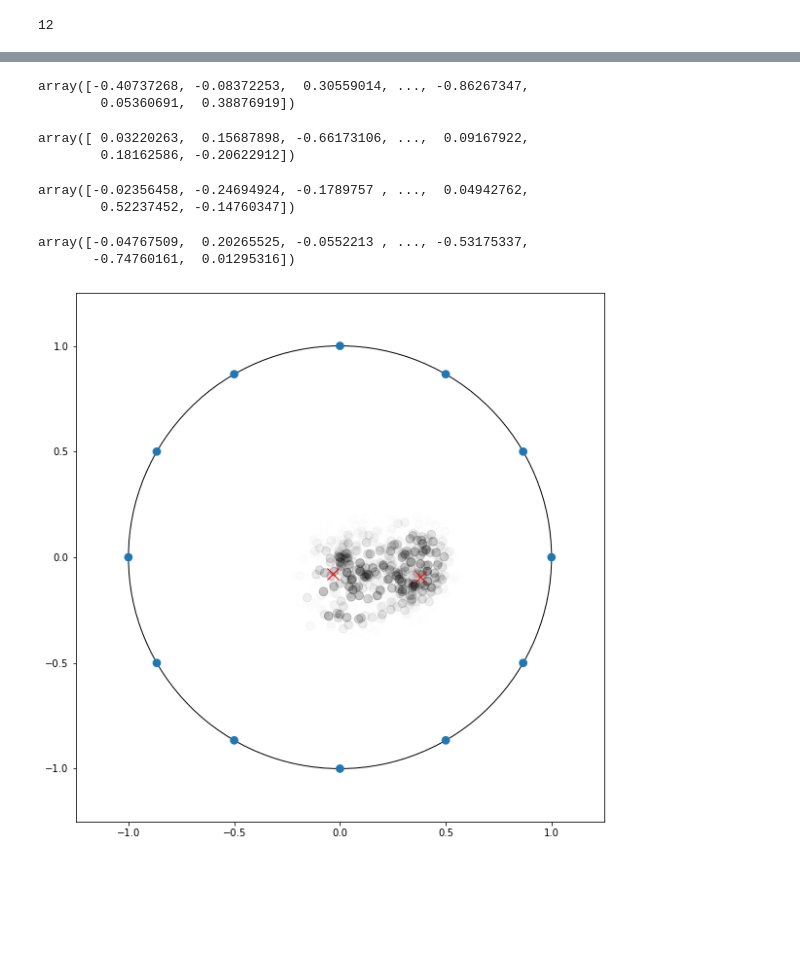
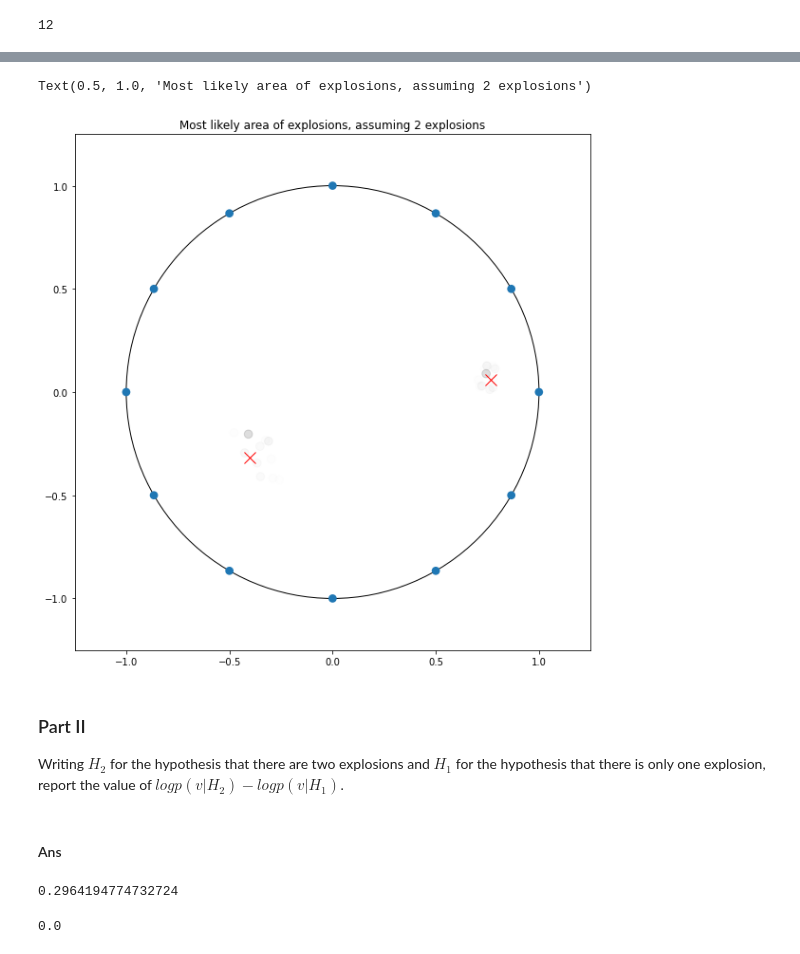
Before and after one commit to Edderic/BRML, a Jupyter notebook: solutions/ch-1.ipynb, the cells around one changed output, grey strips where cells are left out. Cells and saved outputs as stored; diff of their text form; code cells hidden in the pictures; blank space fills up the shorter version.

```diff
--- a/solutions/ch-1.ipynb
+++ b/solutions/ch-1.ipynb
@@ -955,10 +960,10 @@ list(zip(sensors_x, sensors_y))
  (-1.0, -1.8369701987210297e-16),
  (-0.866025403784439, 0.4999999999999993),
  (-0.5000000000000004, 0.8660254037844384)]
+# %%
+explosions_x0, explosions_y0 = sample_explosions(num_samples=100_000)
+explosions_x1, explosions_y1 = sample_explosions(num_samples=100_000)
 # %%
-explosions_x0, explosions_y0 = sample_explosions(num_samples=20_000)
-explosions_x1, explosions_y1 = sample_explosions(num_samples=20_000)
-
 def compute_likelihood(
     explosions_x0,
     explosions_y0,
@@ -975,7 +980,6 @@ def compute_likelihood(
         loc, scale = likelihood_func(d1, d2)
         normal = st.norm(loc=loc, scale=scale)
 
-        #import pdb; pdb.set_trace()
         prod *= normal.cdf(sensor_val + 0.5) - normal.cdf(sensor_val - 0.5)
 
     return prod
@@ -1075,5 +1042,5 @@ def generate_locations(x0, y0):
 # %%
-probas_1_22 = compute_likelihood(
+probas_1_22_hypo_2_exp = compute_likelihood(
     explosions_x0,
     explosions_y0,
     explosions_x1,
@@ -1169,30 +1086,18 @@ def plot_probas_1_explosion(probas, fig, ax):
 
     for x0, y0, proba in zip(explosions_x0, explosions_y0, rescaled_probas):
         ax.add_patch(Circle((x0, y0), radius=0.02, color='black', alpha=proba))
-# %%
-explosions_x0
-# %% [output]
-array([-0.40737268, -0.08372253,  0.30559014, ..., -0.86267347,
-        0.05360691,  0.38876919])
-# %%
-explosions_y0
-# %% [output]
-array([ 0.03220263,  0.15687898, -0.66173106, ...,  0.09167922,
-        0.18162586, -0.20622912])
-# %%
-explosions_x1
-# %% [output]
-array([-0.02356458, -0.24694924, -0.1789757 , ...,  0.04942762,
-        0.52237452, -0.14760347])
-# %%
-explosions_y1
-# %% [output]
-array([-0.04767509,  0.20265525, -0.0552213 , ..., -0.53175337,
-       -0.74760161,  0.01295316])
 # %%
 fig, ax = plot_grid()
-plot_probas_2_explosions(probas_1_22, fig, ax)
+plot_probas_2_explosions(probas_1_22_hypo_2_exp, fig, ax)
 
 plot_explosions(real_explosions_x, real_explosions_y, ax=ax)
+ax.set_title("Most likely area of explosions, assuming 2 explosions")
 # %% [output]
+Text(0.5, 1.0, 'Most likely area of explosions, assuming 2 explosions')
-[figure, old version]
+[figure, new version]
+# %% [markdown]
+### Part II
+
+Writing $H_2$ for the hypothesis that there are two explosions and $H_1$ for the hypothesis that there is only one explosion, report the value of $log p(v|H_2) − log p(v|H_1)$.
+# %% [markdown]
+#### Ans
@@ -1198,0 +1113,8 @@ plot_explosions(real_explosions_x, real_explosions_y, ax=ax)
+# %%
+probas_1_22_hypo_2_exp.sum()
+# %% [output]
+0.2964194774732724
+# %%
+probas_1_22_hypo_1_exp.sum()
+# %% [output]
+0.0
```
Also changed, not shown: parts of 32 cells of this notebook.
